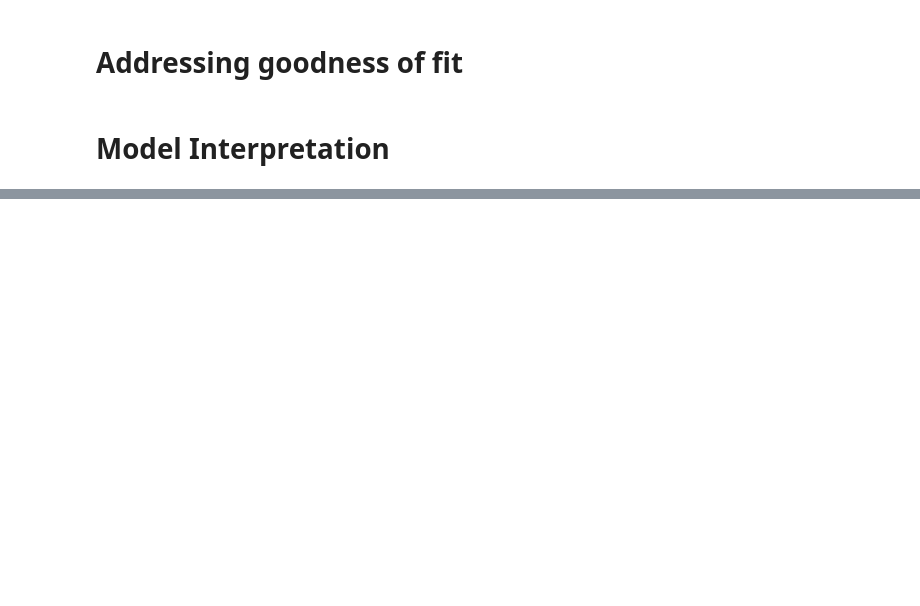
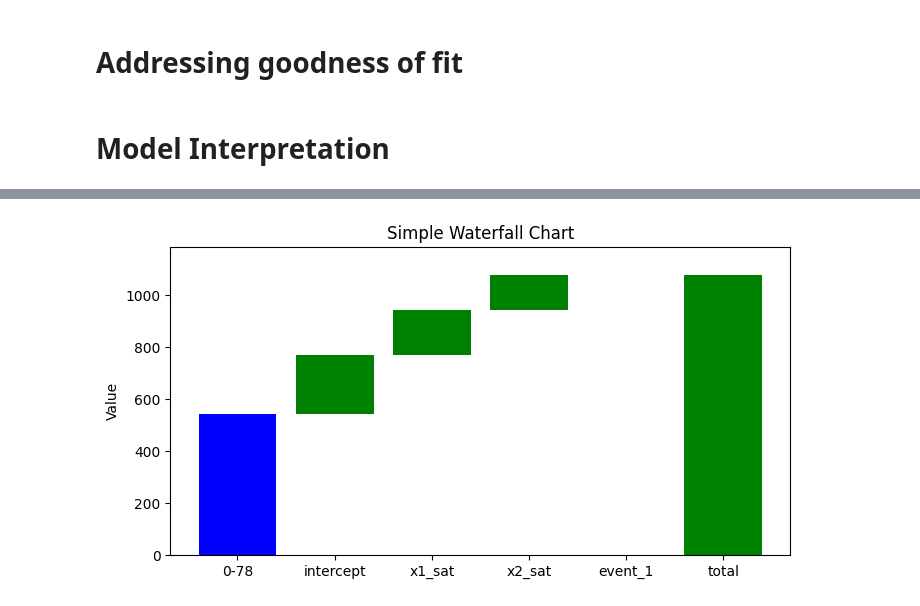
Before and after one commit to mcargnel/mmm, a Jupyter notebook: mmm.ipynb, the cells around one changed output, grey strips where cells are left out. Drawn from its saved outputs; the diff is of its cells as text; code cells hidden in the pictures; blank space fills up the shorter version.

```diff
--- a/mmm.ipynb
+++ b/mmm.ipynb
@@ -287,0 +239,47 @@ class Testing:
+# %%
+total_list_1 = sum(series.iloc[:78].sum() for series in decomp_lm.values())
+contrib_list_2 = {var: series.iloc[78:].sum() for var, series in decomp_lm.items()}
+
+dict_test = {'0-78': total_list_1}
+for var, series in contrib_list_2.items():
+    dict_test[var] = series
+
+# Sort dict_test by values
+dict_test = dict(sorted(dict_test.items(), key=lambda item: item[1], reverse=True))
+
+dict_test['total'] = sum(dict_test.values())
+# %%
+import matplotlib.pyplot as plt
+
+fig, ax = plt.subplots(figsize=(8, 4))
+
+# Convert dict values and keys to lists for indexing
+values = list(dict_test.values())
+labels = list(dict_test.keys())
+
+# Calculate cumulative values for the waterfall
+cumulative = [values[0]]
+for v in values[1:-1]:
+    cumulative.append(cumulative[-1] + v)
+
+# Bar positions and colors
+bar_positions = range(len(labels))
+bar_colors = ['blue'] + ['green' if v > 0 else 'red' for v in values[1:]]
+
+# Plot bars
+ax.bar(bar_positions[0], values[0], color=bar_colors[0])
+for i in range(1, len(values)-1):
+    ax.bar(bar_positions[i], values[i], bottom=cumulative[i-1], color=bar_colors[i])
+# Last bar (End) starts at y=0
+ax.bar(bar_positions[-1], values[-1], color=bar_colors[-1])
+
+# Add labels
+ax.set_xticks(bar_positions)
+ax.set_xticklabels(labels)
+ax.set_title('Simple Waterfall Chart')
+ax.set_ylabel('Value')
+ax.set_ylim(0, max(values)*1.1)
+
+plt.show()
+# %% [output]
+[figure, added]
```
Also changed, not shown: parts of 26 cells of this notebook, 17 other files.
